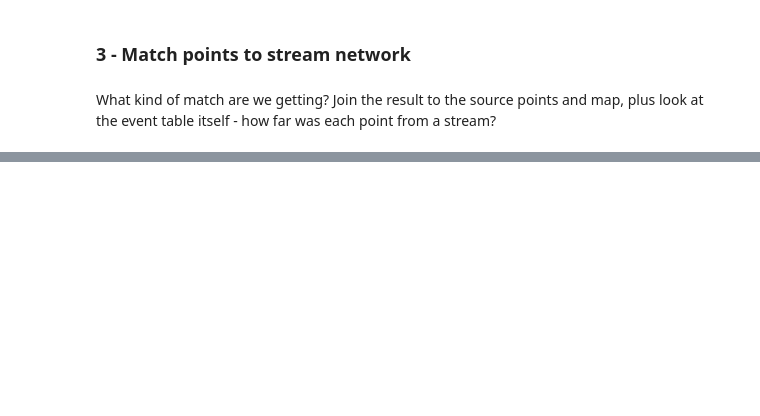
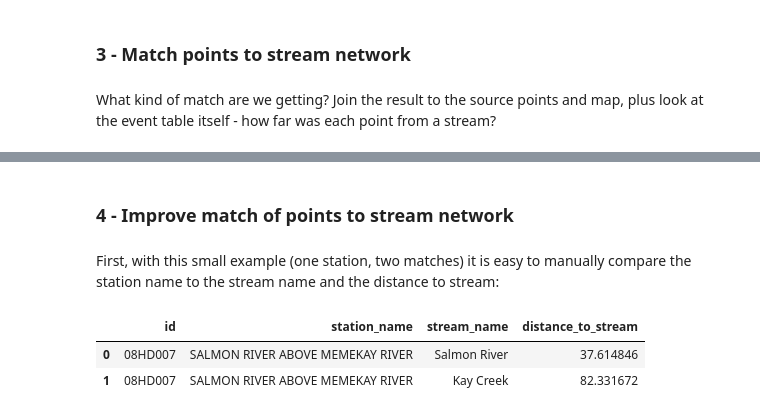
Before and after one commit to smnorris/fwakit, a Jupyter notebook: examples/01_example_linear_referencing.ipynb, the cells around one changed output, grey strips where cells are left out. Cells and saved outputs as stored; diff of their text form; code cells hidden in the pictures; blank space fills up the shorter version.

```diff
--- a/examples/01_example_linear_referencing.ipynb
+++ b/examples/01_example_linear_referencing.ipynb
@@ -170,0 +129,30 @@ mplleaflet.display(tiles='esri_worldtopo')
+# %% [markdown]
+### 4 - Improve match of points to stream network
+# %% [markdown]
+First, with this small example (one station, two matches) it is easy to manually compare the station name to the stream name and the distance to stream:
+# %%
+sql = """ -- find stations with more than one matched stream
+          WITH multi_matched AS
+          (
+          SELECT id, count(*)
+          FROM hydrostn_streams
+          GROUP BY id
+          HAVING count(*) > 1
+          )
+         -- get names and distance to stream for these stations
+         SELECT
+          m.id,
+          p.name as station_name,
+          s.gnis_name as stream_name,
+          e.distance_to_stream
+        FROM multi_matched m
+        INNER JOIN hydrostn p ON m.id = p.id
+        INNER JOIN hydrostn_streams e ON p.id = e.id
+        INNER JOIN whse_basemapping.fwa_stream_networks_sp s
+        ON e.linear_feature_id = s.linear_feature_id"""
+df = pd.read_sql(sql, db.engine)
+df
+# %% [output]
+|  | id | station_name | stream_name | distance_to_stream |
+| 0 | 08HD007 | SALMON RIVER ABOVE MEMEKAY RIVER | Salmon River | 37.614846 |
+| 1 | 08HD007 | SALMON RIVER ABOVE MEMEKAY RIVER | Kay Creek | 82.331672 |
```
Also changed, not shown: parts of 14 cells of this notebook.
